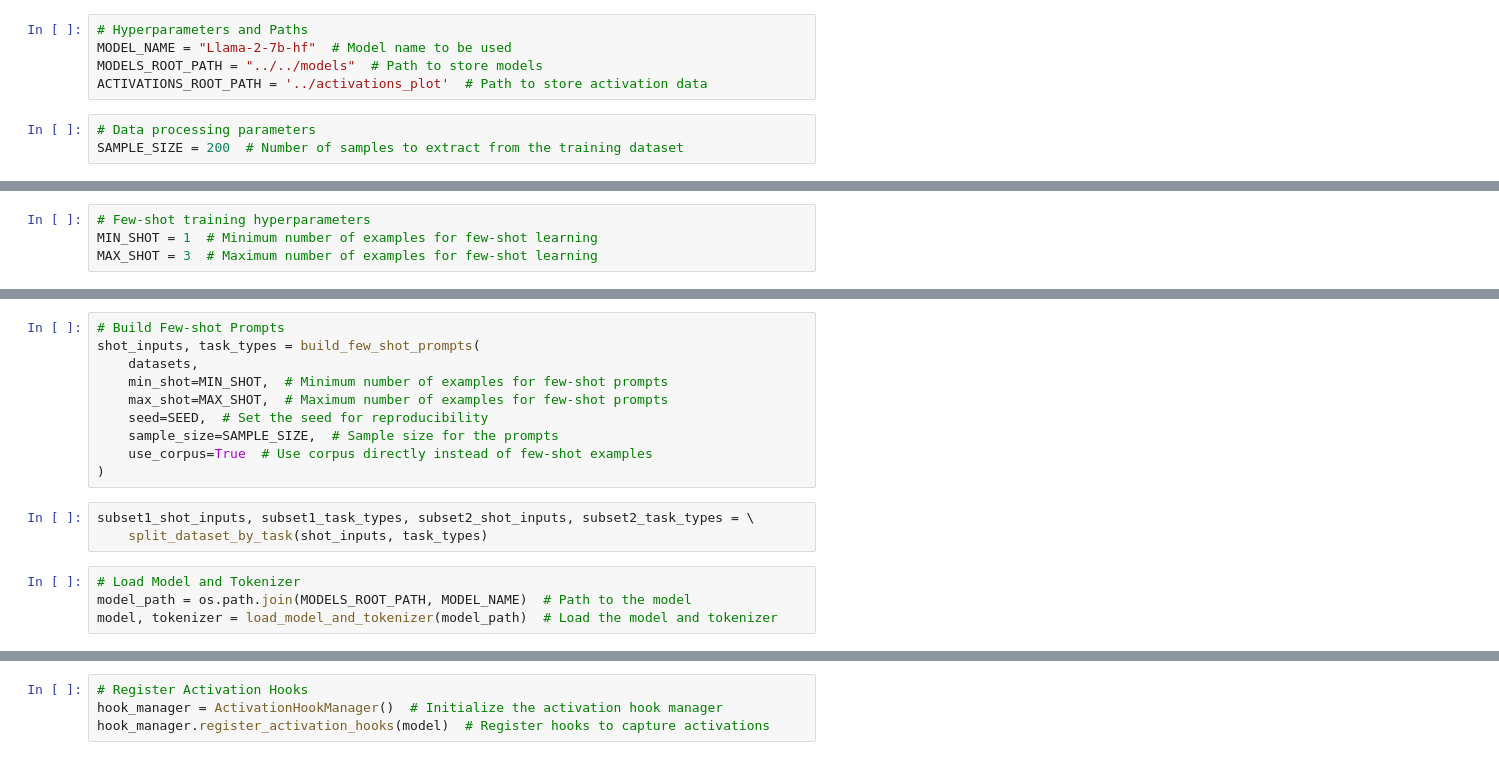
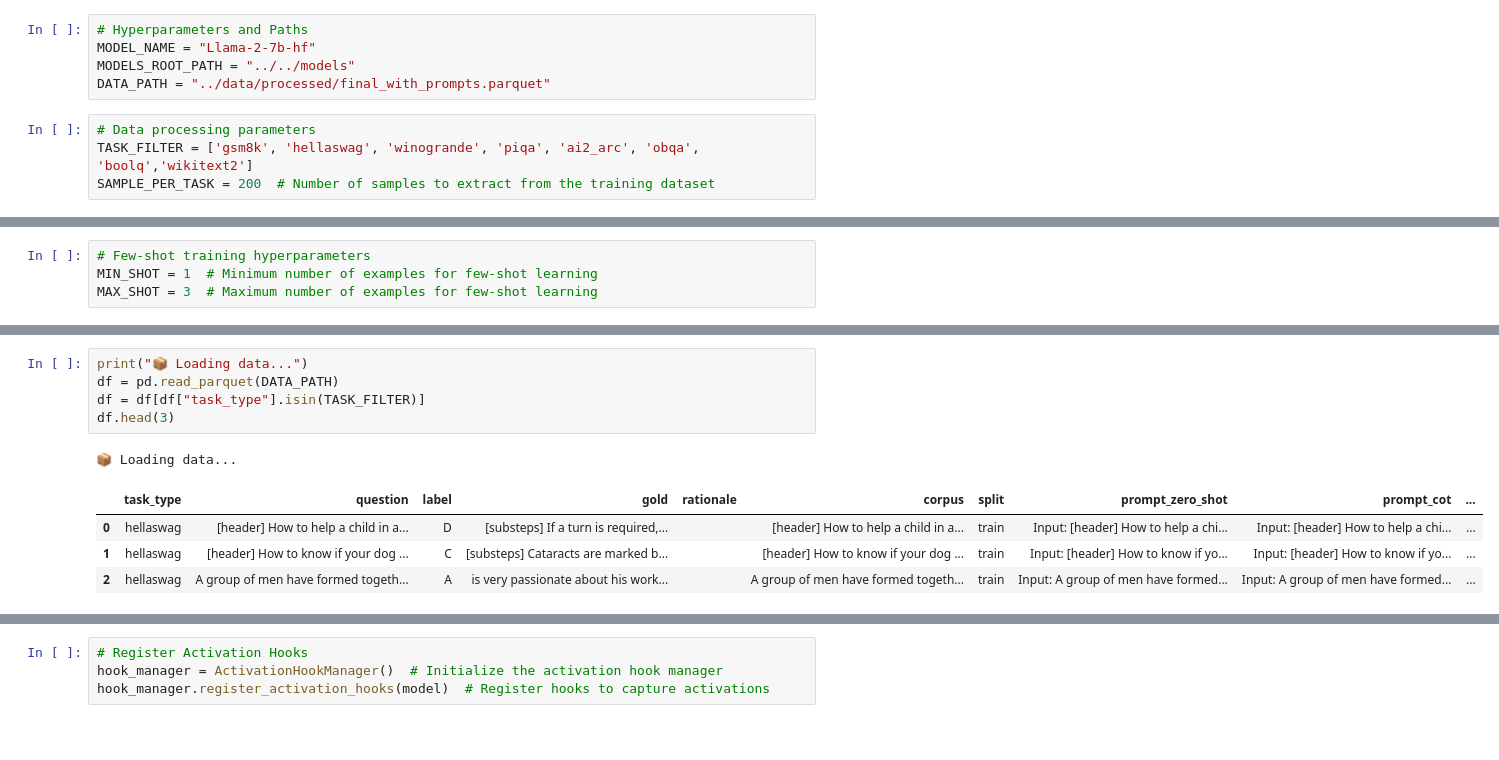
Before and after one commit to IAAR-Shanghai/SEAP, a Jupyter notebook: notebook/3_activation_importance.ipynb, the cells around one changed output, grey strips where cells are left out. Saved outputs shown, nothing was run; the diff lists cells and outputs as text; blank space fills up the shorter version.

```diff
--- a/notebook/3_activation_importance.ipynb
+++ b/notebook/3_activation_importance.ipynb
@@ -27,12 +25,13 @@ from src.activations import (
 )
 # %%
 # Hyperparameters and Paths
-MODEL_NAME = "Llama-2-7b-hf"  # Model name to be used
-MODELS_ROOT_PATH = "../../models"  # Path to store models
-ACTIVATIONS_ROOT_PATH = '../activations_plot'  # Path to store activation data
+MODEL_NAME = "Llama-2-7b-hf"
+MODELS_ROOT_PATH = "../../models"
+DATA_PATH = "../data/processed/final_with_prompts.parquet"
 # %%
 # Data processing parameters
-SAMPLE_SIZE = 200  # Number of samples to extract from the training dataset
+TASK_FILTER = ['gsm8k', 'hellaswag', 'winogrande', 'piqa', 'ai2_arc', 'obqa', 'boolq','wikitext2']
+SAMPLE_PER_TASK = 200  # Number of samples to extract from the training dataset
 # %%
 # Set random seed for reproducibility
 SEED = 44
@@ -63,17 +45,11 @@ Loaded piqa dataset from train split, shape: (16113, 6)
-# %%
-# Build Few-shot Prompts
-shot_inputs, task_types = build_few_shot_prompts(
-    datasets,
-    min_shot=MIN_SHOT,  # Minimum number of examples for few-shot prompts
-    max_shot=MAX_SHOT,  # Maximum number of examples for few-shot prompts
-    seed=SEED,  # Set the seed for reproducibility
-    sample_size=SAMPLE_SIZE,  # Sample size for the prompts
-    use_corpus=True  # Use corpus directly instead of few-shot examples
-)
-# %%
-subset1_shot_inputs, subset1_task_types, subset2_shot_inputs, subset2_task_types = \
-    split_dataset_by_task(shot_inputs, task_types)
-# %%
-# Load Model and Tokenizer
-model_path = os.path.join(MODELS_ROOT_PATH, MODEL_NAME)  # Path to the model
-model, tokenizer = load_model_and_tokenizer(model_path)  # Load the model and tokenizer
+# %%
+print("📦 Loading data...")
+df = pd.read_parquet(DATA_PATH)
+df = df[df["task_type"].isin(TASK_FILTER)]
+df.head(3)
+# %% [output]
+📦 Loading data...
+|  | task_type | question | label | gold | rationale | corpus | split | prompt_zero_shot | prompt_cot | ... |
+| 0 | hellaswag | [header] How to help a child in a... | D | [substeps] If a turn is required,... |  | [header] How to help a child in a... | train | Input: [header] How to help a chi... | Input: [header] How to help a chi... | ... |
+| 1 | hellaswag | [header] How to know if your dog ... | C | [substeps] Cataracts are marked b... |  | [header] How to know if your dog ... | train | Input: [header] How to know if yo... | Input: [header] How to know if yo... | ... |
+| 2 | hellaswag | A group of men have formed togeth... | A | is very passionate about his work... |  | A group of men have formed togeth... | train | Input: A group of men have formed... | Input: A group of men have formed... | ... |
```
Also changed, not shown: parts of 13 cells of this notebook, 44 other files.
